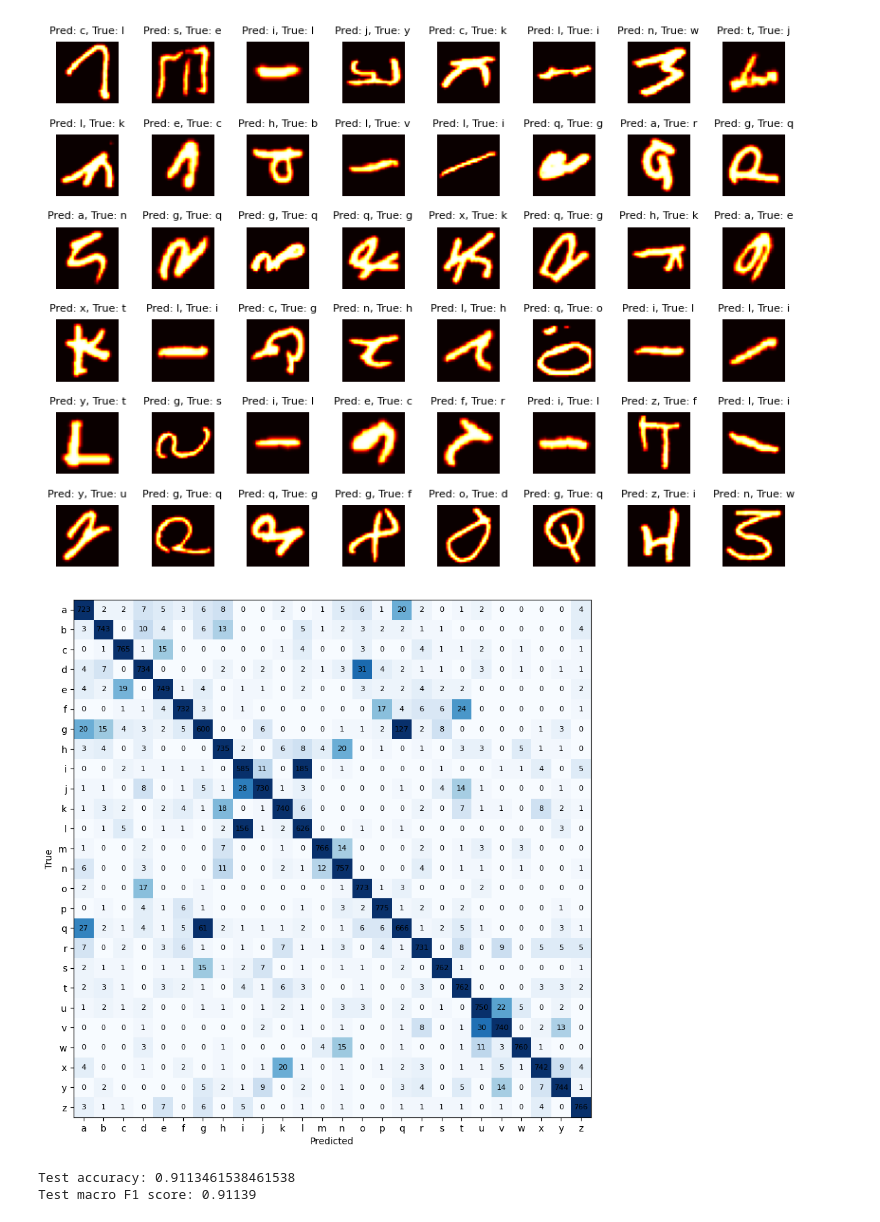
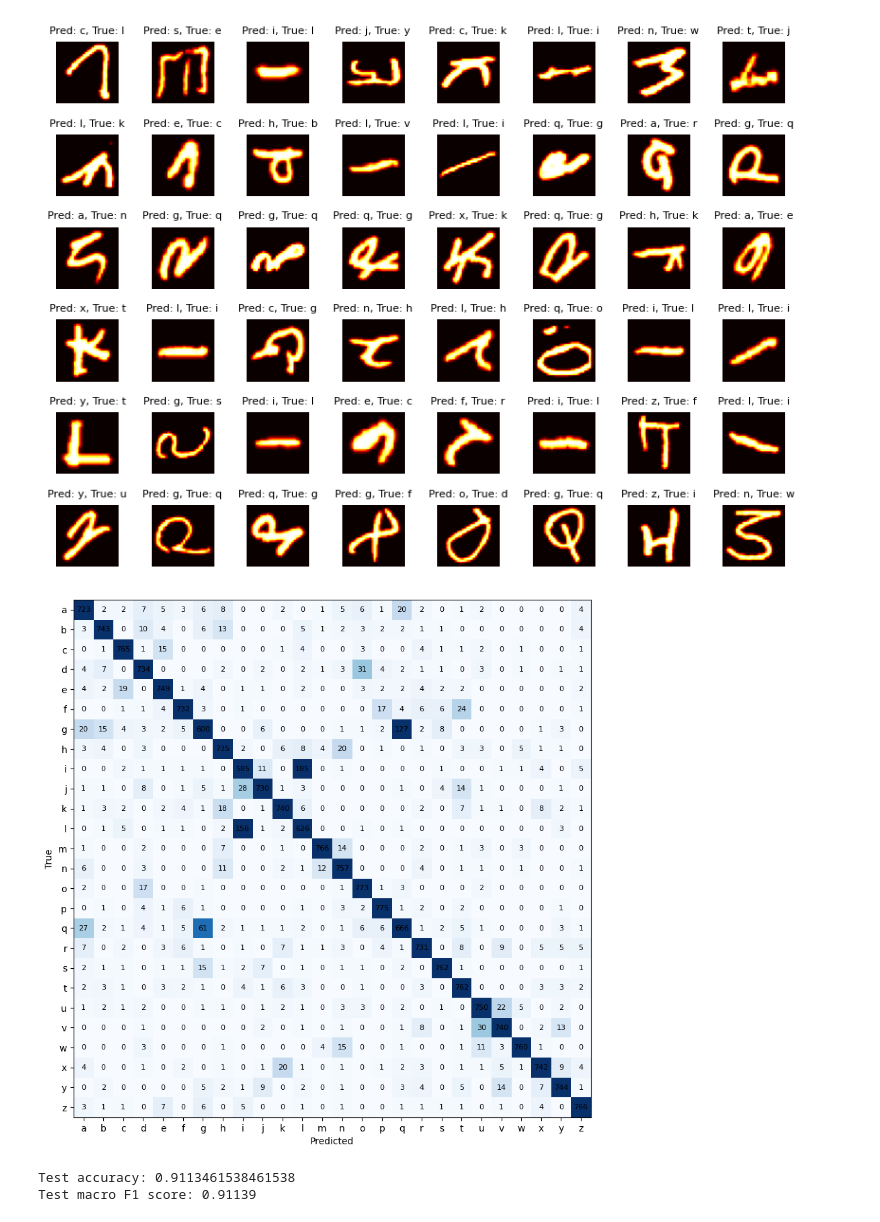
Before and after one commit to shuaibw/cse-472-ML, a Jupyter notebook: offline3/offline.ipynb, the cells around one changed output. Cells and saved outputs as stored; diff of their text form; code cells hidden in the pictures.

```diff
--- a/offline3/offline.ipynb
+++ b/offline3/offline.ipynb
@@ -464,20 +466,20 @@ Test accuracy: 0.9113461538461538
 # %%
 C_counts = confusion_matrix(y_test_raw - 1, y_hat)
 C = confusion_matrix(y_test_raw - 1, y_hat, normalize='true')
 
 fig = plt.figure(figsize=(10, 10))
-plt.imshow(C, 'Blues', vmax=0.05)
+plt.imshow(C, 'Blues', vmax=0.1)
 # also show the numbers
 for i in range(26):
     for j in range(26):
         plt.text(j, i, f'{C_counts[i, j]}', horizontalalignment='center', verticalalignment='center', fontsize=8)
 plt.xticks(range(26), labels=[chr(i+97) for i in range(26)])
 plt.yticks(range(26), labels=[chr(i+97) for i in range(26)])
 plt.xlabel('Predicted')
 plt.ylabel('True')
 plt.show()
 # %% [output]
-[figure, old version]
+[figure, new version]
 # %%
 # Calculate validation macro F1 score
 # Use built-in sklearn function
```
Also changed, not shown: parts of 4 cells of this notebook, 7 other files.
